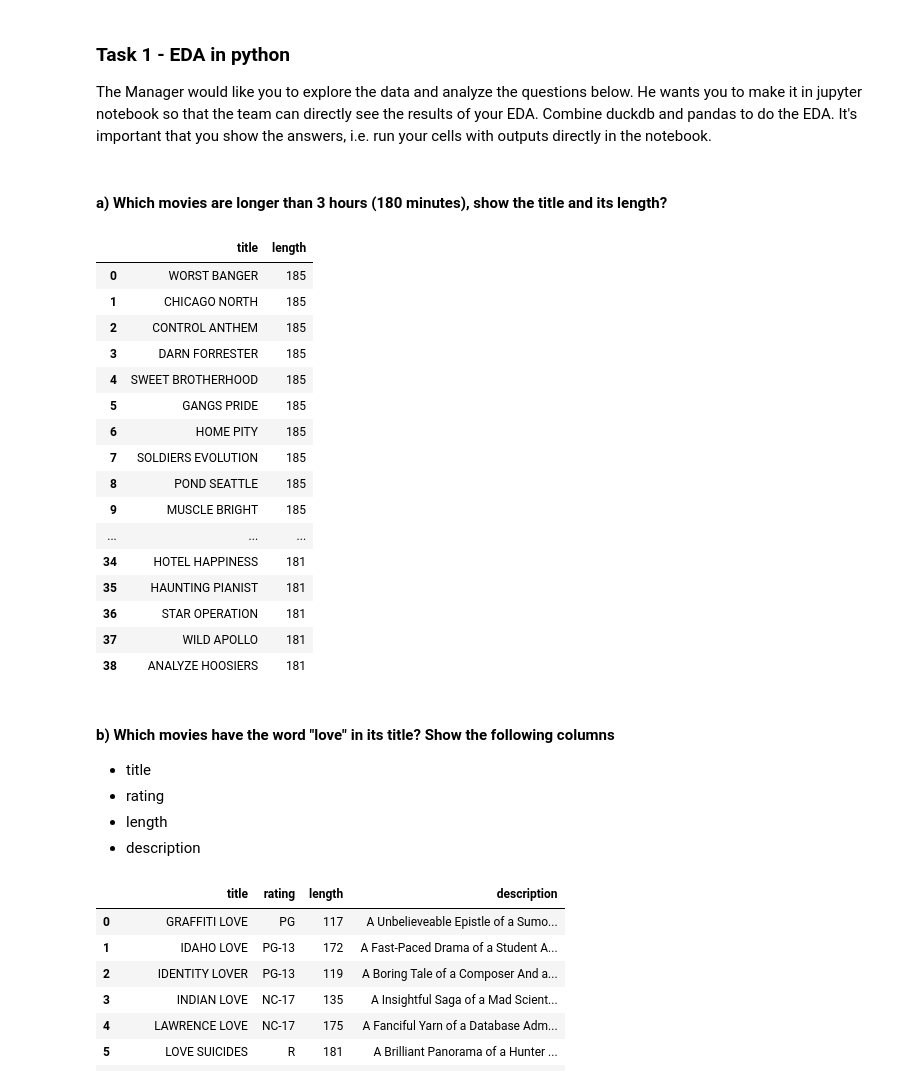
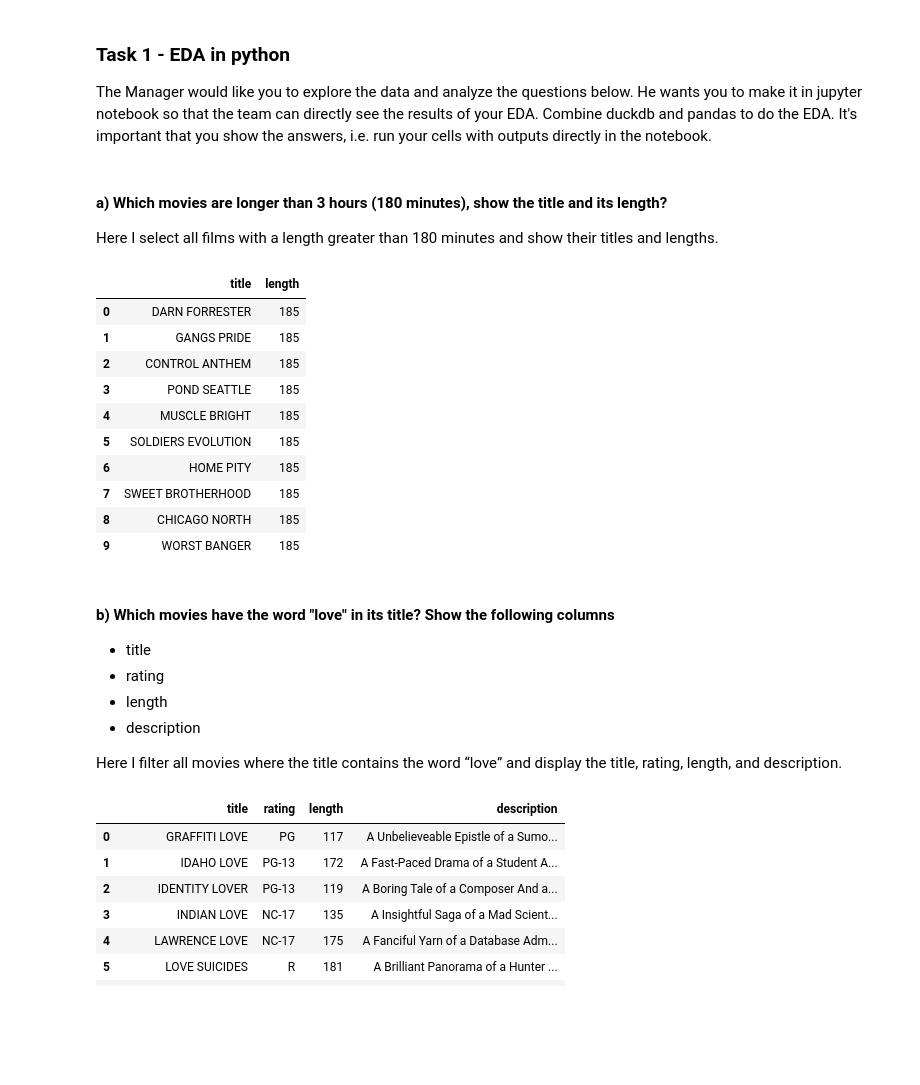
Before and after one commit to hazajijan-prog/sakila_lab_haza_jijan, a Jupyter notebook: sakila_ingestion.ipynb, the cells around one changed output. Drawn from its saved outputs; the diff is of its cells as text; code cells hidden in the pictures; blank space fills up the shorter version.

```diff
--- a/sakila_ingestion.ipynb
+++ b/sakila_ingestion.ipynb
@@ -19,0 +11,10 @@ CALL sqlite_attach ('data/sqlite-sakila.db');
+# %%
+from pathlib import Path
+import duckdb
+
+duckdb_path = "data/sakila.duckdb"
+
+with duckdb.connect(duckdb_path) as conn:
+    films = conn.sql("from staging.film;").df()
+
+films.sample(5)
@@ -23,19 +34,3 @@ def query_sakila(query: str, duckdb_path="data/sakila.duckdb"):
         df = conn.sql(query=query).df()
 
     return df
-# %%
-import duckdb
-from pathlib import Path
-
-duckdb_path = "data/sakila.duckdb"
-Path(duckdb_path).unlink(missing_ok=True)
-
-with duckdb.connect(duckdb_path) as conn, open("sql/load_sakila.sql") as ingest_script:
-    conn.sql(ingest_script.read())
-
-    description = conn.sql("DESC;").df()
-    films = conn.sql("FROM film;").df()
-
-films.head(3)
-
-description
@@ -65,37 +42,35 @@ do the EDA.
 It's important that you show the answers, i.e. run your cells with outputs directly in the notebook.
 # %% [markdown]
 #### a) Which movies are longer than 3 hours (180 minutes), show the title and its length?
+Here I select all films with a length greater than 180 minutes and show their titles and lengths.
 # %%
 query_sakila ("""
 SELECT title, length
-FROM film
+FROM films
 WHERE length > 180
-ORDER BY length DESC;
+ORDER BY length DESC
+LIMIT 10;
 """)
 # %% [output]
 |  | title | length |
-| 0 | WORST BANGER | 185 |
-| 1 | CHICAGO NORTH | 185 |
+| 0 | DARN FORRESTER | 185 |
+| 1 | GANGS PRIDE | 185 |
 | 2 | CONTROL ANTHEM | 185 |
-| 3 | DARN FORRESTER | 185 |
-| 4 | SWEET BROTHERHOOD | 185 |
-| 5 | GANGS PRIDE | 185 |
+| 3 | POND SEATTLE | 185 |
+| 4 | MUSCLE BRIGHT | 185 |
+| 5 | SOLDIERS EVOLUTION | 185 |
 | 6 | HOME PITY | 185 |
-| 7 | SOLDIERS EVOLUTION | 185 |
-| 8 | POND SEATTLE | 185 |
-| 9 | MUSCLE BRIGHT | 185 |
-| ... | ... | ... |
-| 34 | HOTEL HAPPINESS | 181 |
-| 35 | HAUNTING PIANIST | 181 |
-| 36 | STAR OPERATION | 181 |
-| 37 | WILD APOLLO | 181 |
-| 38 | ANALYZE HOOSIERS | 181 |
+| 7 | SWEET BROTHERHOOD | 185 |
+| 8 | CHICAGO NORTH | 185 |
+| 9 | WORST BANGER | 185 |
 # %% [markdown]
 #### b) Which movies have the word "love" in its title? Show the following columns
 - title
 - rating
 - length
 - description
+
+Here I filter all movies where the title contains the word “love” and display the title, rating, length, and description.
 # %%
 query_sakila("""
 SELECT
```
Also changed, not shown: parts of 29 cells of this notebook, 15 other files.
